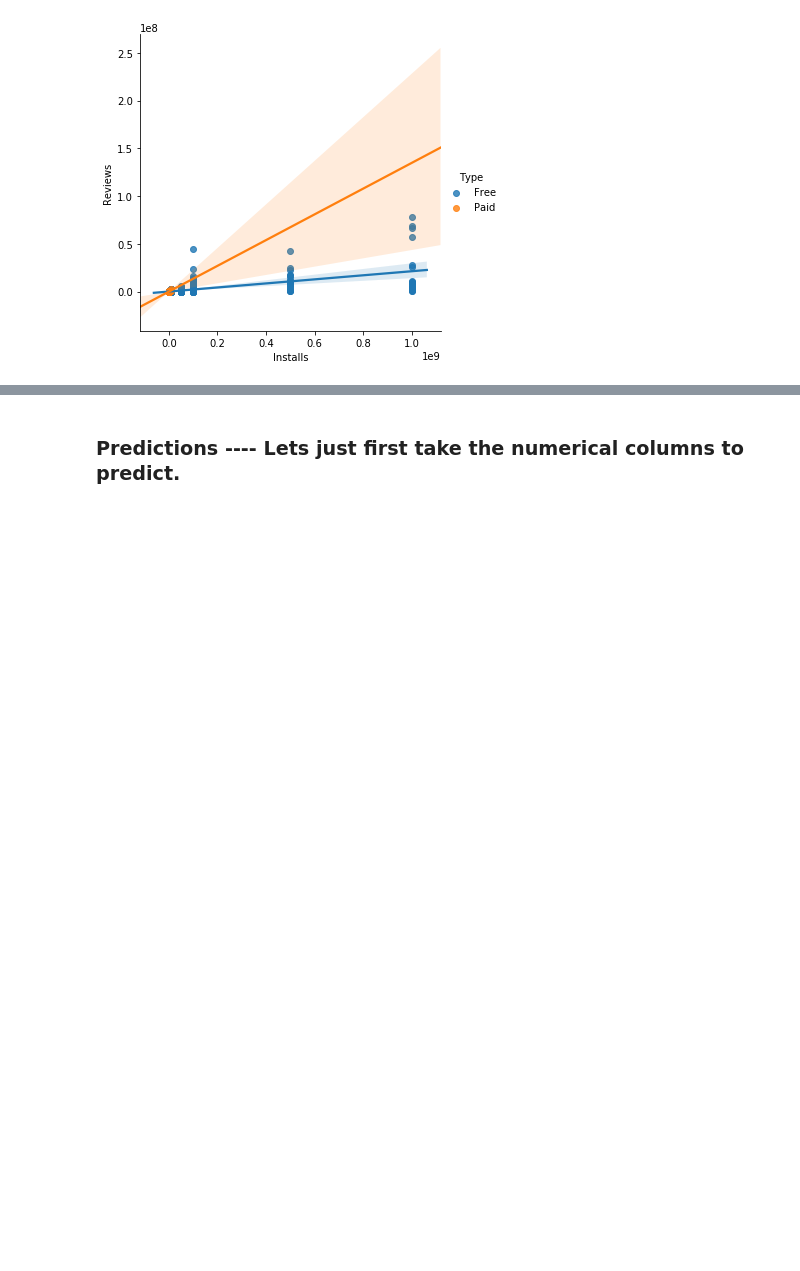
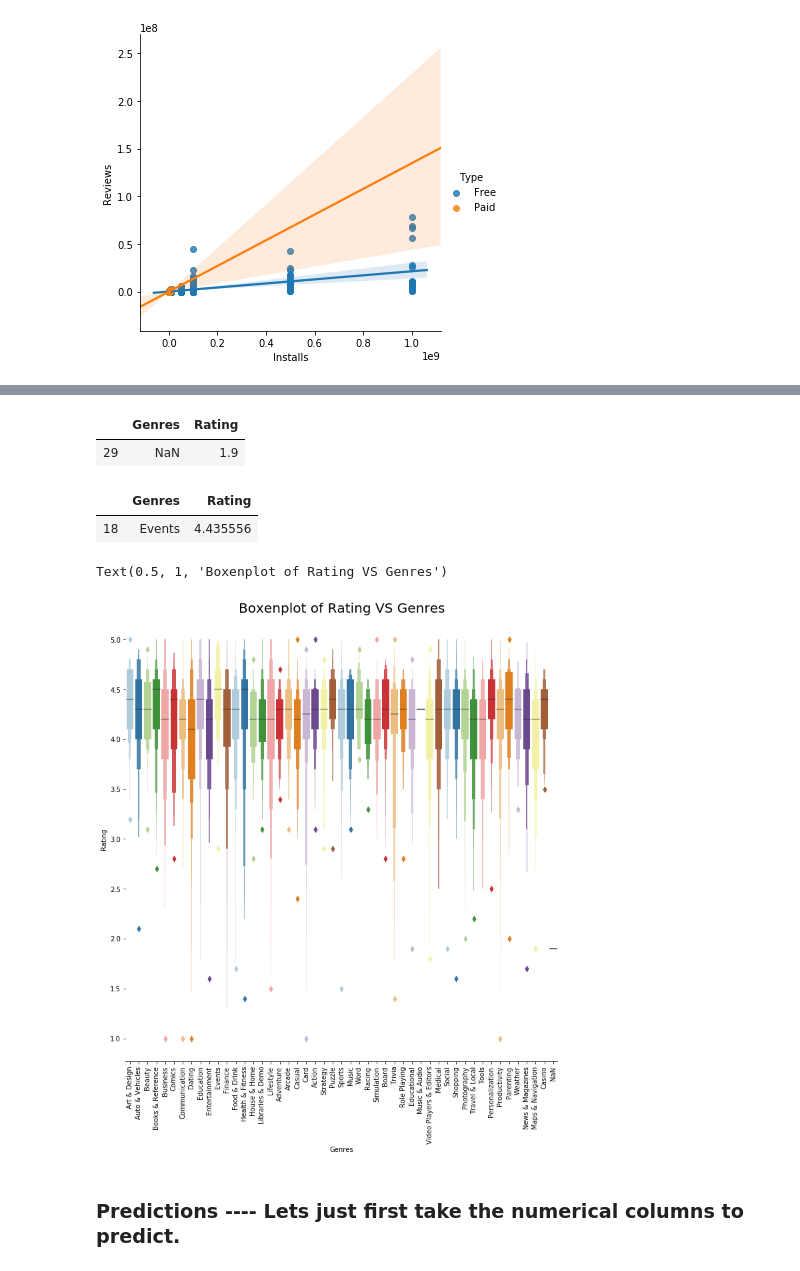
Before and after one commit to satarupa5/GooglePlayStore, a Jupyter notebook: EDA_Final.ipynb, the cells around one changed output, grey strips where cells are left out. Drawn from its saved outputs; the diff is of its cells as text; code cells hidden in the pictures; blank space fills up the shorter version.

```diff
--- a/EDA_Final.ipynb
+++ b/EDA_Final.ipynb
@@ -468,0 +603,2 @@ sns.lmplot(x = 'Installs', y = 'Reviews', data = df, hue = 'Type')
+# %%
+df['Genres'] = df['Genres'].str.split(';').str[0]
@@ -469,3 +619,22 @@ sns.lmplot(x = 'Installs', y = 'Reviews', data = df, hue = 'Type')
+# %%
+df[['Genres', 'Rating']].groupby(['Genres'], as_index=False).mean().sort_values('Rating').head(1)
+# %% [output]
+|  | Genres | Rating |
+| 29 | NaN | 1.9 |
+# %%
+df[['Genres', 'Rating']].groupby(['Genres'], as_index=False).mean().sort_values('Rating').tail(1)
+# %% [output]
+|  | Genres | Rating |
+| 18 | Events | 4.435556 |
+# %%
+g = sns.catplot(x="Genres",y="Rating",data=df, kind="boxen", height = 10 ,palette = "Paired")
+g.despine(left=True)
+g.set_xticklabels(rotation=90)
+g = g.set_ylabels("Rating")
+plt.title('Boxenplot of Rating VS Genres',size = 20)
+# %% [output]
+Text(0.5, 1, 'Boxenplot of Rating VS Genres')
+[figure, added]
 # %% [markdown]
 ### Predictions ---- Lets just first take the numerical columns to predict.
 # %%
```
Also changed, not shown: parts of 23 cells of this notebook.
